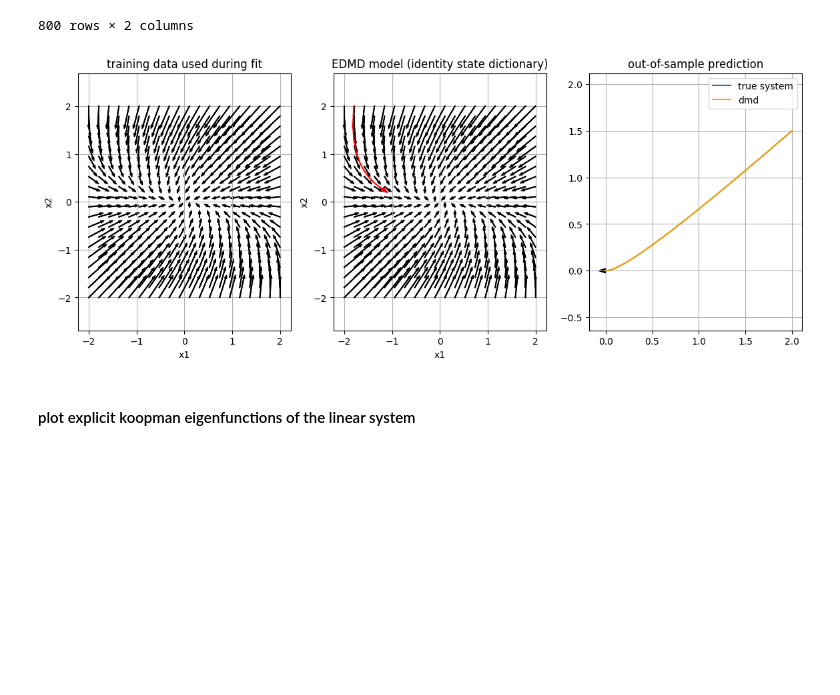
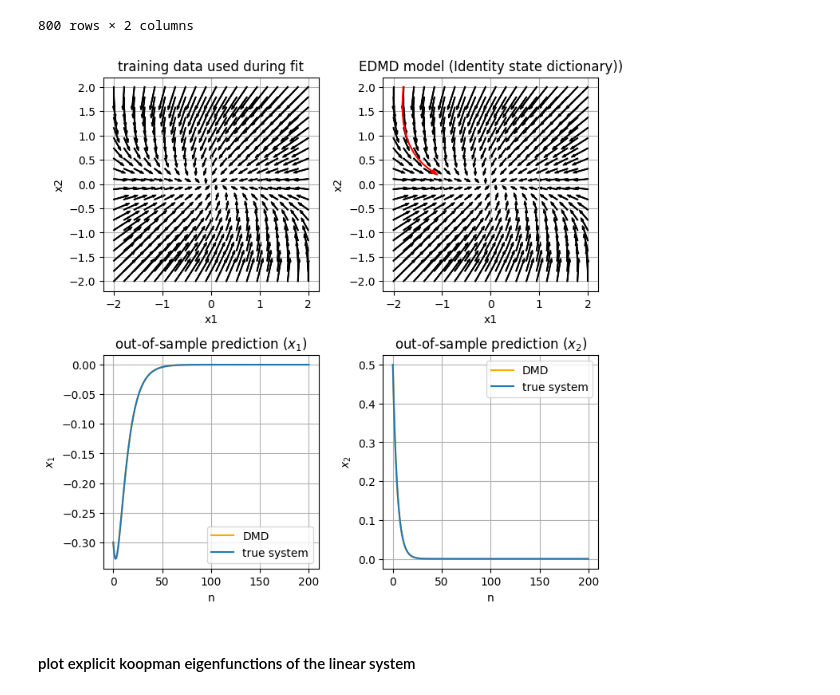
Before and after one commit to saksham219/koopman_eigensolvers, a Jupyter notebook: extend_linear_system_eigenfunctions_DMD.ipynb, the cells around one changed output. Saved outputs shown, nothing was run; the diff lists cells and outputs as text; code cells hidden in the pictures; blank space fills up the shorter version.

Commit message:
plots linear discrete DMD

```diff
--- a/extend_linear_system_eigenfunctions_DMD.ipynb
+++ b/extend_linear_system_eigenfunctions_DMD.ipynb
@@ -80,58 +97,69 @@ Data snipped with predicted time series data
 # %%
 def include_arrow(ax, df, color="black", hw = 0.05):
         ax.arrow(
             df.iloc[-2, 0],
             df.iloc[-2, 1],
             dx=df.iloc[-1, 0] - df.iloc[-2, 0],
             dy=df.iloc[-1, 1] - df.iloc[-2, 1],
             color=color,
             head_width=hw,
         )
 
-f, ax = plt.subplots(1, 3, figsize=(14, 5))
+f, ax = plt.subplots(2, 2, figsize=(8, 8))
+plt.subplots_adjust(hspace=0.3, wspace=0.3)
 for _id, df in tsc_data.itertimeseries():
-    ax[0].plot(df["x1"].to_numpy(), df["x2"].to_numpy(), 0.1, c="black")
-    include_arrow(ax[0], df)
+    ax[0][0].plot(df["x1"].to_numpy(), df["x2"].to_numpy(), 0.1, c="black")
+    include_arrow(ax[0][0], df)
 
-ax[0].set_title("training data used during fit")
-ax[0].set_xlabel("x1")
-ax[0].set_ylabel("x2")
-ax[0].axis("equal")
-ax[0].grid()
+ax[0][0].set_title("training data used during fit")
+ax[0][0].set_xlabel("x1")
+ax[0][0].set_ylabel("x2")
+ax[0][0].axis("equal")
+ax[0][0].grid()
 
 for _id, df in dmd_values.itertimeseries():
-    ax[1].plot(df["x1"].to_numpy(), df["x2"].to_numpy(), 0.1, c="black")
-    include_arrow(ax[1], df)
+    ax[0][1].plot(df["x1"].to_numpy(), df["x2"].to_numpy(), 0.1, c="black")
+    include_arrow(ax[0][1], df)
 
-ax[1].set_title("EDMD model (identity state dictionary)")
-ax[1].set_xlabel("x1")
-ax[1].set_ylabel("x2")
-ax[1].axis("equal")
-ax[1].grid()
+ax[0][1].set_title("EDMD model (Identity state dictionary))")
+ax[0][1].set_xlabel("x1")
+ax[0][1].set_ylabel("x2")
+ax[0][1].axis("equal")
+ax[0][1].grid()
 
 
 # generate red "out-of-sample" prediction, for extra analysis below
-ax[1].plot(dmd_values_oos["x1"], dmd_values_oos["x2"], 0.1, c="red")
-include_arrow(ax[1], dmd_values_oos, color="red", hw = 0.09)
+ax[0][1].plot(dmd_values_oos["x1"], dmd_values_oos["x2"], 0.1, c="red")
+include_arrow(ax[0][1], dmd_values_oos, color="red", hw = 0.09)
 
 # compare oos prediction
-initial_condition = np.array([[2, 1.5]])
+initial_condition = np.array([[-0.3, 0.5]])
 
 ground_truth = linear_system.generate_trajectory(initial_condition, n_steps=200)
 predicted = dmd.predict(initial_condition, np.arange(0,200))
 
-ax[2].plot(ground_truth.loc[:, "x1"], ground_truth.loc[:, "x2"], label="true system")
-include_arrow(ax[2], ground_truth)
-ax[2].plot(predicted.loc[:, "x1"], predicted.loc[:, "x2"], c="orange", label="dmd")
+ax[1][0].plot(range(predicted.shape[0]), predicted["x1"], c="orange", label="DMD")
+ax[1][0].plot(range(ground_truth.shape[0]), ground_truth.loc[:, "x1"], label="true system")
 
-ax[2].set_title("out-of-sample prediction")
-ax[2].axis("equal")
-ax[2].grid()
-ax[2].legend()
-plt.savefig('plots/DMD_linear_system.png', bbox_inches='tight', dpi=300)
+ax[1][0].set_title("out-of-sample prediction ($x_1$)")
+ax[1][0].set_xlabel("n")
+ax[1][0].set_ylabel("$x_1$")
+ax[1][0].grid()
+ax[1][0].legend()
+
+ax[1][1].plot(range(predicted.shape[0]), predicted["x2"], c="orange", label="DMD")
+ax[1][1].plot(range(ground_truth.shape[0]), ground_truth.loc[:, "x2"], label="true system")
+
+ax[1][1].set_title("out-of-sample prediction ($x_2$)")
+ax[1][1].set_xlabel("n")
+ax[1][1].set_ylabel("$x_2$")
+ax[1][1].grid()
+ax[1][1].legend()
+
+plt.savefig(f"plots/{nb_fname}/DMD_linear_system.png", bbox_inches='tight', dpi=300)
 plt.show()
 # %% [output]
-[figure, old version]
+[figure, new version]
 # %% [markdown]
 #### plot explicit koopman eigenfunctions of the linear system
 # %%
```
Also changed, not shown: parts of 33 cells of this notebook.
